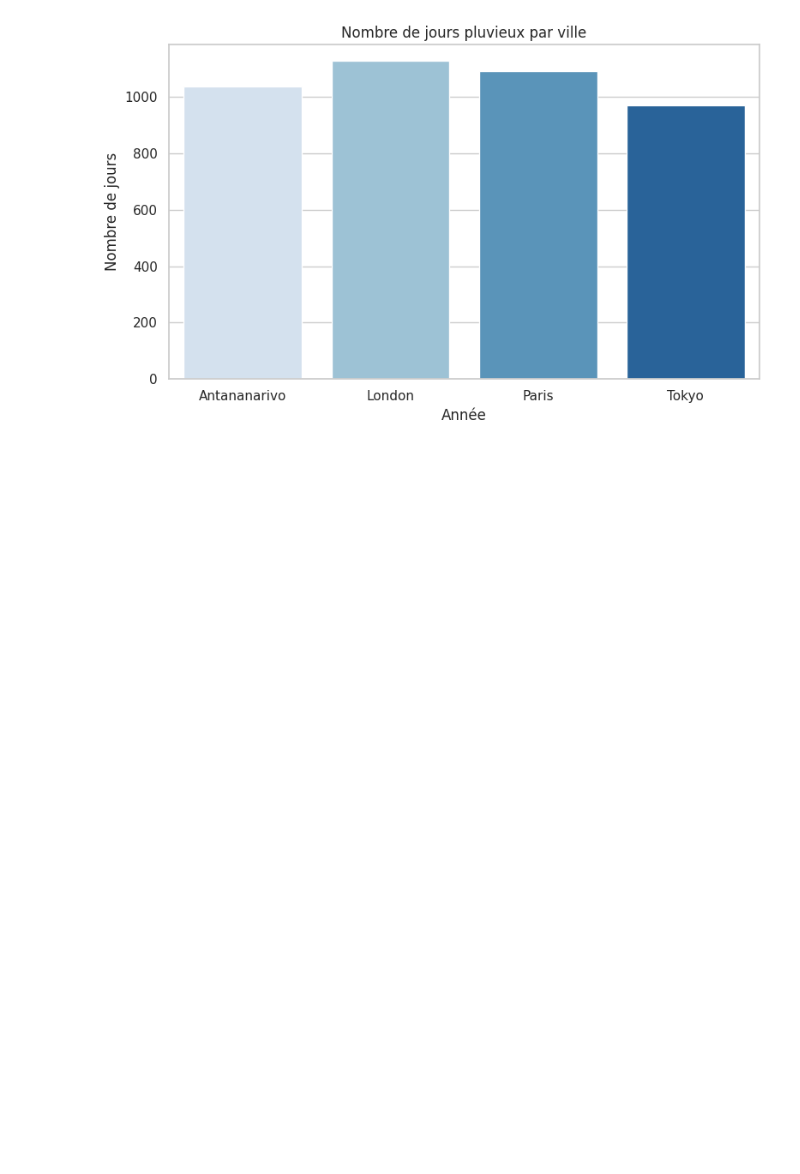
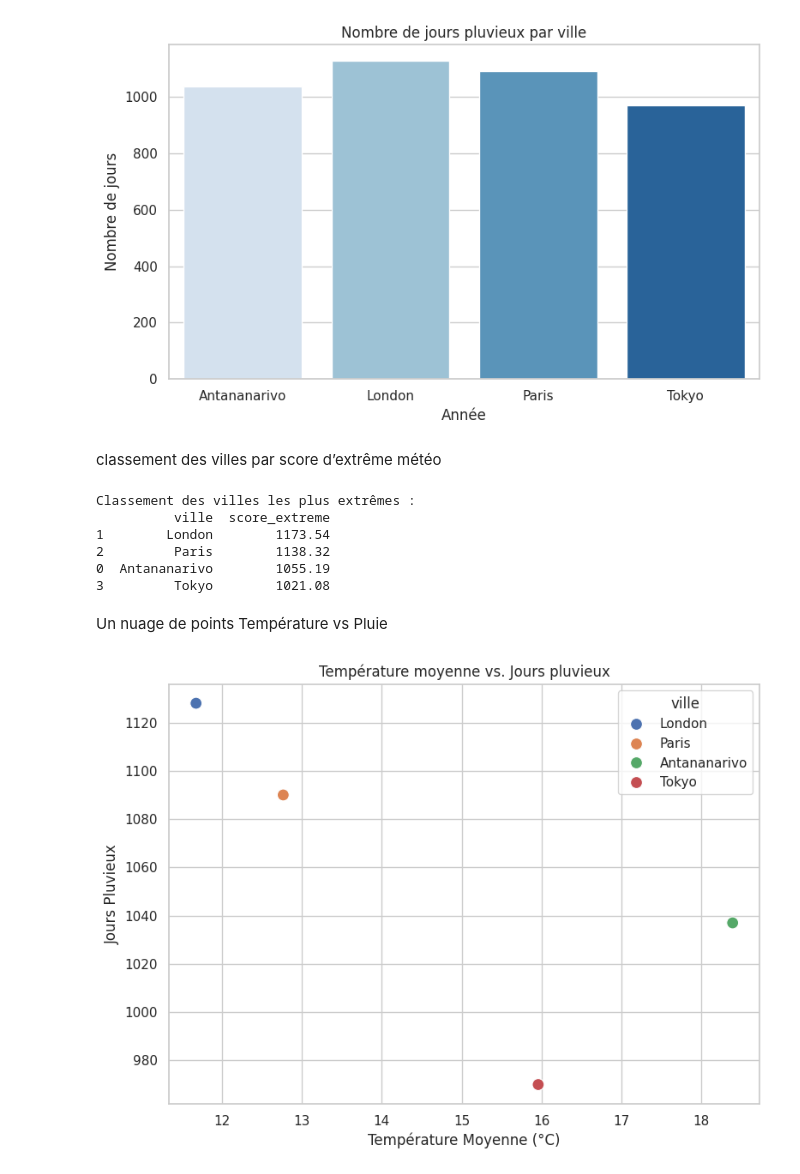
Before and after one commit to Ny-Antsaniaina/donnees2-IA-STD23030, a Jupyter notebook: notebooks/EDA.ipynb, the cells around one changed output. Cells and saved outputs as stored; diff of their text form; code cells hidden in the pictures; blank space fills up the shorter version.

```diff
--- a/notebooks/EDA.ipynb
+++ b/notebooks/EDA.ipynb
@@ -75,3 +75,28 @@ Passing `palette` without assigning `hue` is deprecated and will be removed in v
 
   sns.barplot(data=summary, x='ville', y='jours_pluvieux', palette='Blues')
 [figure]
+# %% [markdown]
+classement des villes par score d’extrême météo
+# %%
+summary.sort_values(by='score_extreme', ascending=False, inplace=True)
+print("Classement des villes les plus extrêmes :")
+print(summary[["ville", "score_extreme"]])
+# %% [output]
+Classement des villes les plus extrêmes :
+          ville  score_extreme
+1        London        1173.54
+2         Paris        1138.32
+0  Antananarivo        1055.19
+3         Tokyo        1021.08
+# %% [markdown]
+Un nuage de points Température vs Pluie
+# %%
+plt.figure(figsize=(8,6))
+sns.scatterplot(data=summary, x='temp_moyenne', y='jours_pluvieux', hue='ville', s=100)
+plt.title("Température moyenne vs. Jours pluvieux")
+plt.xlabel("Température Moyenne (°C)")
+plt.ylabel("Jours Pluvieux")
+plt.tight_layout()
+plt.show()
+# %% [output]
+[figure, added]
```
Also changed, not shown: parts of 2 cells of this notebook, 7 other files.
